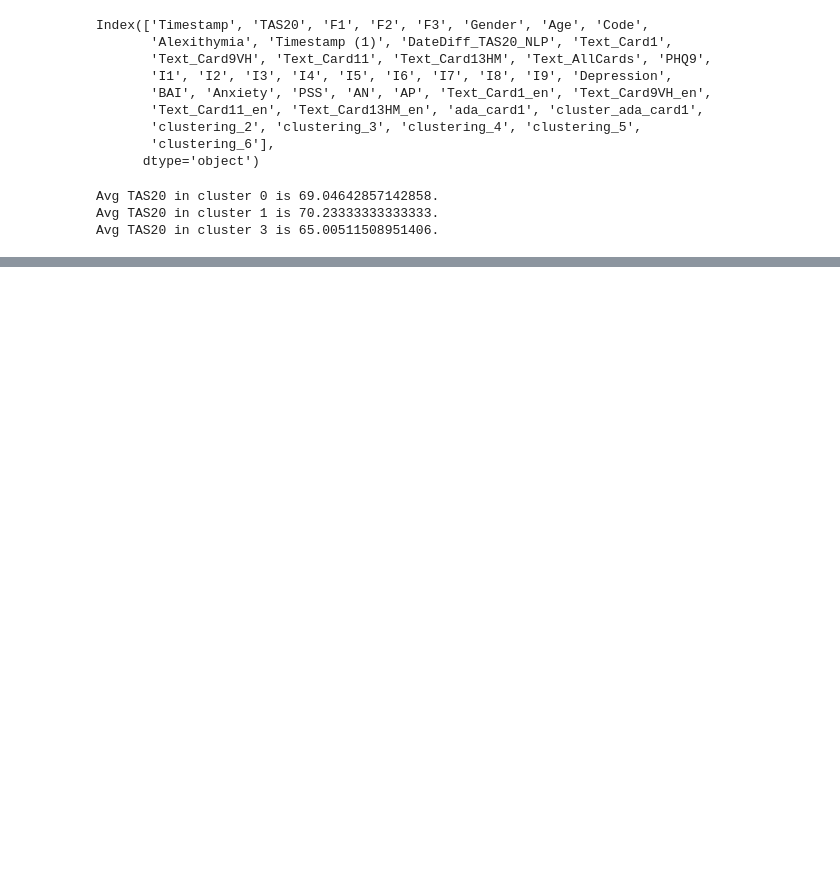
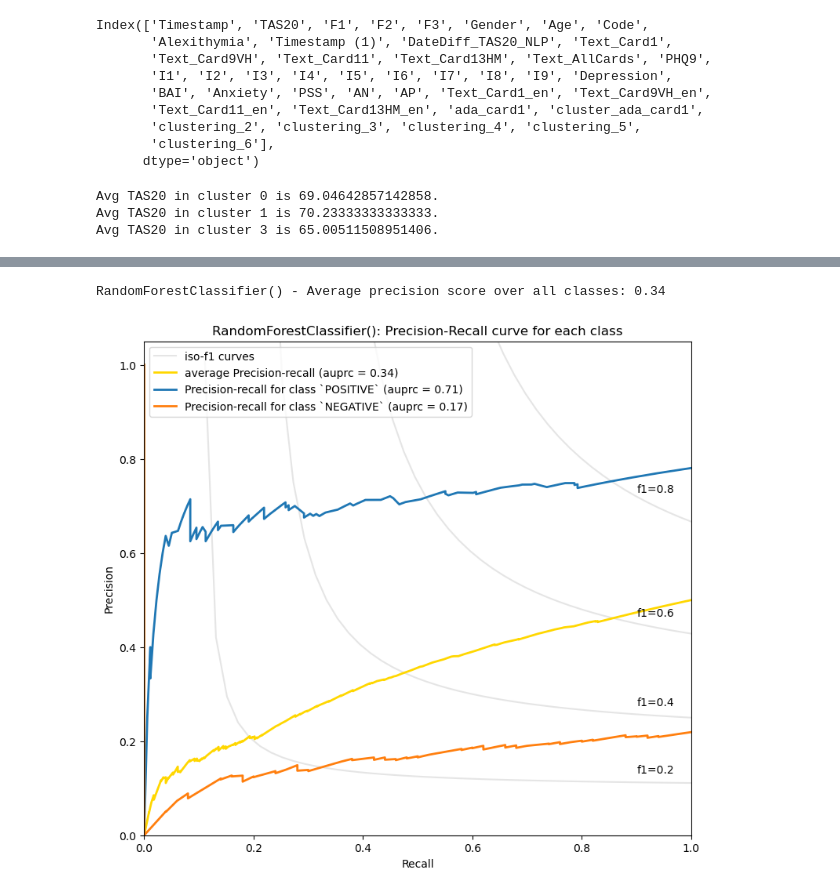
Before and after one commit to raul-arrabales/alexithymic-lang, a Jupyter notebook: openai/Prolexitim_Detector_OpenAI.ipynb, the cells around one changed output, grey strips where cells are left out. Saved outputs shown, nothing was run; the diff lists cells and outputs as text; code cells hidden in the pictures; blank space fills up the shorter version.

```diff
--- a/openai/Prolexitim_Detector_OpenAI.ipynb
+++ b/openai/Prolexitim_Detector_OpenAI.ipynb
@@ -690,0 +783,8 @@ Avg Negative Affect in cluster 3 is 31.093922651933703.
+# %%
+import plotly
+from openai.embeddings_utils import plot_multiclass_precision_recall
+
+plot_multiclass_precision_recall(probas, y_test, ['POSITIVE','NEGATIVE'], clf)
+# %% [output]
+RandomForestClassifier() - Average precision score over all classes: 0.34
+[figure, added]
```
Also changed, not shown: parts of 34 cells of this notebook.
